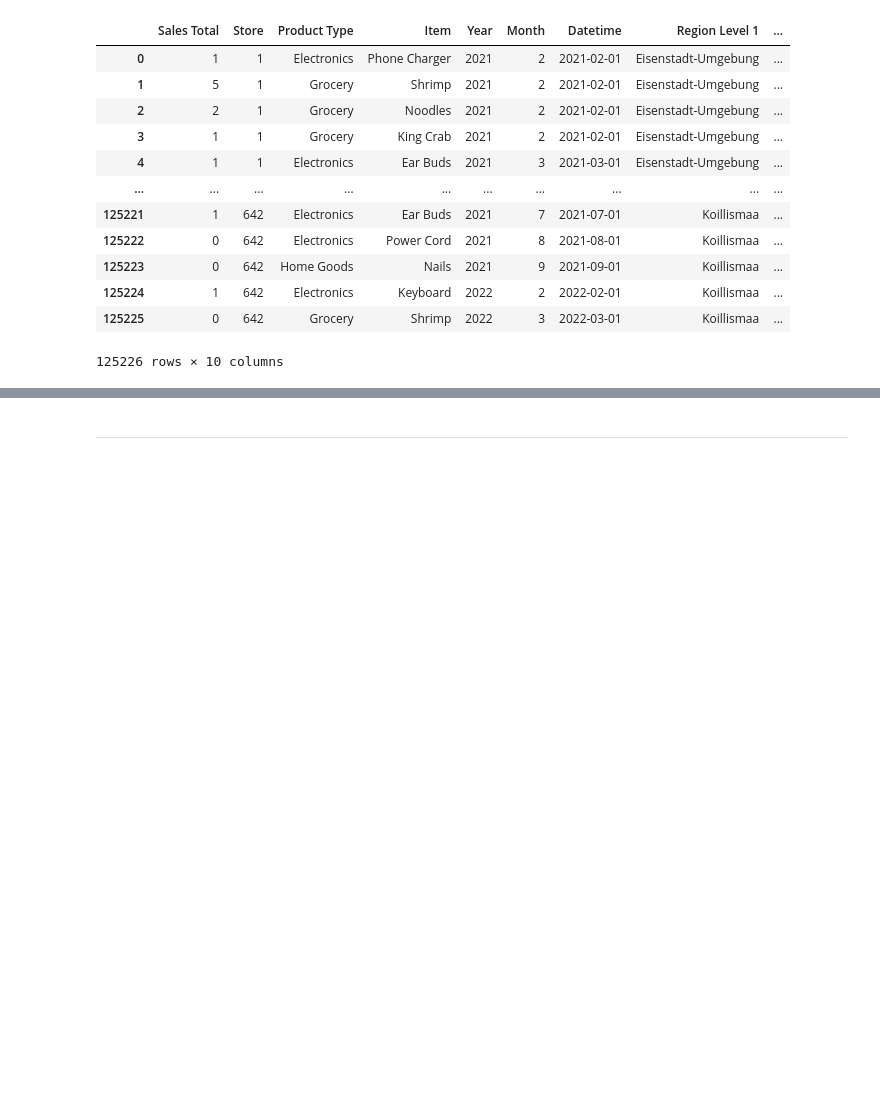
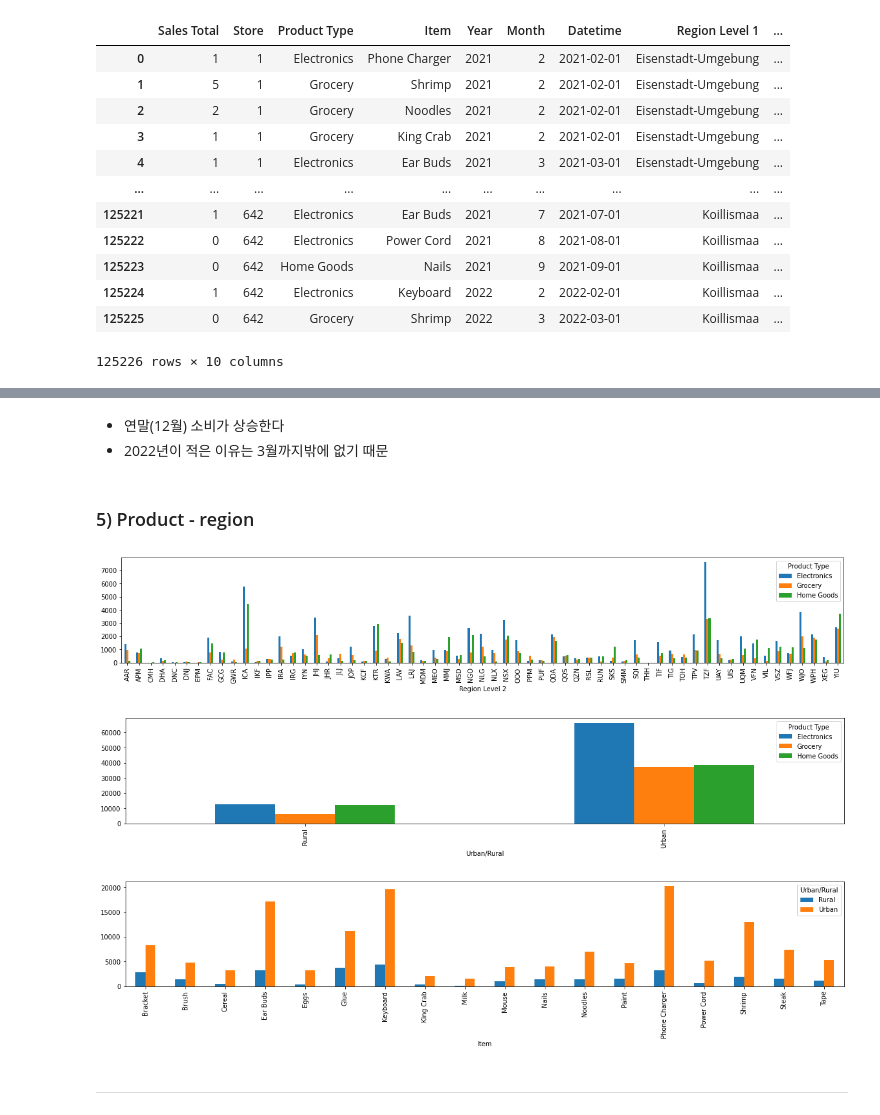
Before and after one commit to minji-o-j/Data-Science-Project, a Jupyter notebook: EDA.ipynb, the cells around one changed output, grey strips where cells are left out. Drawn from its saved outputs; the diff is of its cells as text; code cells hidden in the pictures; blank space fills up the shorter version.

```diff
--- a/EDA.ipynb
+++ b/EDA.ipynb
@@ -361,3 +410,16 @@ retail_data
+# %% [markdown]
+- 연말(12월) 소비가 상승한다
+- 2022년이 적은 이유는 3월까지밖에 없기 때문
+# %% [markdown]
+### 5) Product - region
+# %%
+pd.crosstab(retail_data_to_total_df['Region Level 2'],retail_data_to_total_df['Product Type']).plot(kind='bar',figsize=(20,3))
+pd.crosstab(retail_data_to_total_df['Urban/Rural'],retail_data_to_total_df['Product Type']).plot(kind='bar',figsize=(20,3))
+pd.crosstab(retail_data_to_total_df['Item'],retail_data_to_total_df['Urban/Rural']).plot(kind='bar',figsize=(20,3));
+# %% [output]
+[figure, added]
+[figure, added]
+[figure, added]
 # %% [markdown]
 ---
 # %% [markdown]
```
Also changed, not shown: parts of 21 cells of this notebook.
